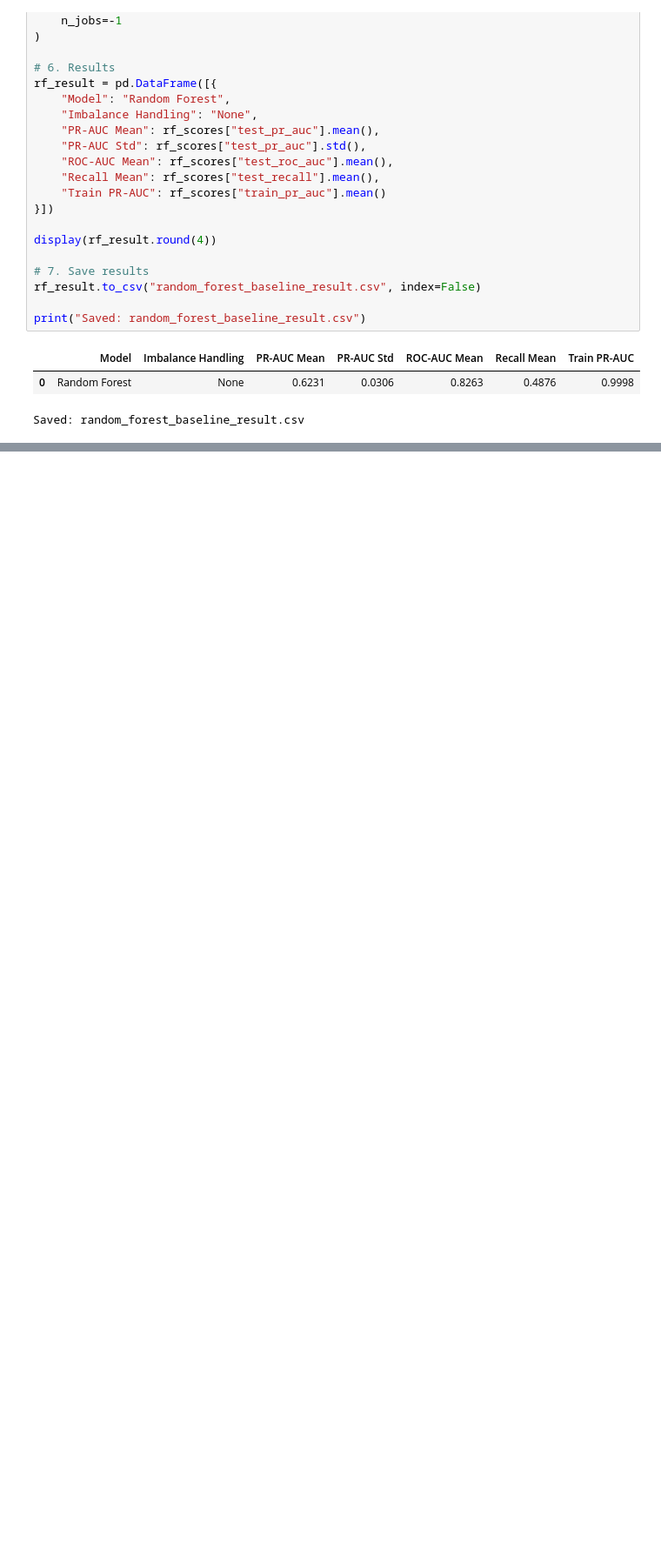
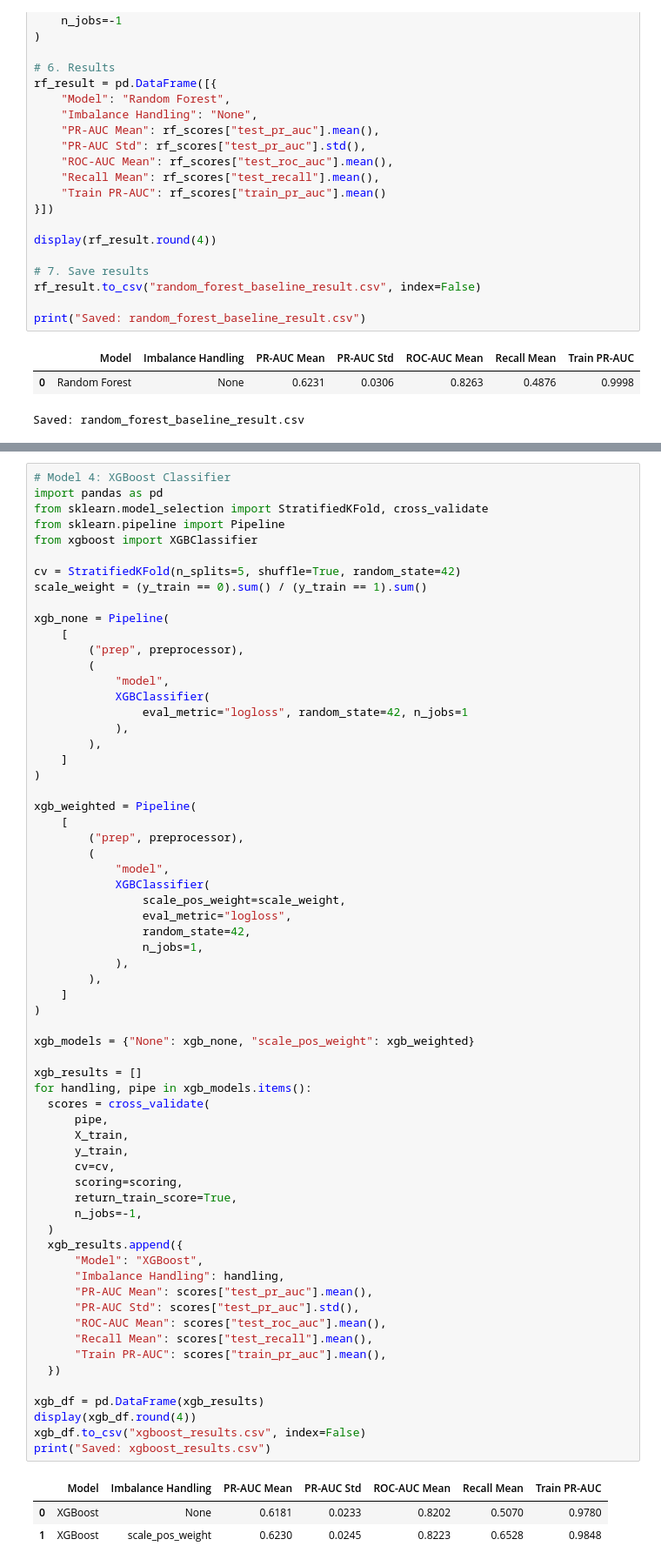
Before and after one commit to Laiba-Shahid1078/bye-bye-churn, a Jupyter notebook: bye_bye_churn.ipynb, the cells around one changed output, grey strips where cells are left out. Shown at 87% size. Saved outputs shown, nothing was run; the diff lists cells and outputs as text; blank space fills up the shorter version.

```diff
--- a/bye_bye_churn.ipynb
+++ b/bye_bye_churn.ipynb
@@ -931,0 +1090,68 @@ Saved: imbalance_results.csv
+# %%
+# Model 4: XGBoost Classifier
+import pandas as pd
+from sklearn.model_selection import StratifiedKFold, cross_validate
+from sklearn.pipeline import Pipeline
+from xgboost import XGBClassifier
+
+cv = StratifiedKFold(n_splits=5, shuffle=True, random_state=42)
+scale_weight = (y_train == 0).sum() / (y_train == 1).sum()
+
+xgb_none = Pipeline(
+    [
+        ("prep", preprocessor),
+        (
+            "model",
+            XGBClassifier(
+                eval_metric="logloss", random_state=42, n_jobs=1
+            ),
+        ),
+    ]
+)
+
+xgb_weighted = Pipeline(
+    [
+        ("prep", preprocessor),
+        (
+            "model",
+            XGBClassifier(
+                scale_pos_weight=scale_weight,
+                eval_metric="logloss",
+                random_state=42,
+                n_jobs=1,
+            ),
+        ),
+    ]
+)
+
+xgb_models = {"None": xgb_none, "scale_pos_weight": xgb_weighted}
+
+xgb_results = []
+for handling, pipe in xgb_models.items():
+  scores = cross_validate(
+      pipe,
+      X_train,
+      y_train,
+      cv=cv,
+      scoring=scoring,
+      return_train_score=True,
+      n_jobs=-1,
+  )
+  xgb_results.append({
+      "Model": "XGBoost",
+      "Imbalance Handling": handling,
+      "PR-AUC Mean": scores["test_pr_auc"].mean(),
+      "PR-AUC Std": scores["test_pr_auc"].std(),
+      "ROC-AUC Mean": scores["test_roc_auc"].mean(),
+      "Recall Mean": scores["test_recall"].mean(),
+      "Train PR-AUC": scores["train_pr_auc"].mean(),
+  })
+
+xgb_df = pd.DataFrame(xgb_results)
+display(xgb_df.round(4))
+xgb_df.to_csv("xgboost_results.csv", index=False)
+print("Saved: xgboost_results.csv")
+# %% [output]
+|  | Model | Imbalance Handling | PR-AUC Mean | PR-AUC Std | ROC-AUC Mean | Recall Mean | Train PR-AUC |
+| 0 | XGBoost | None | 0.6181 | 0.0233 | 0.8202 | 0.5070 | 0.9780 |
+| 1 | XGBoost | scale_pos_weight | 0.6230 | 0.0245 | 0.8223 | 0.6528 | 0.9848 |
```
Also changed, not shown: parts of 11 cells of this notebook, 8 other files.
